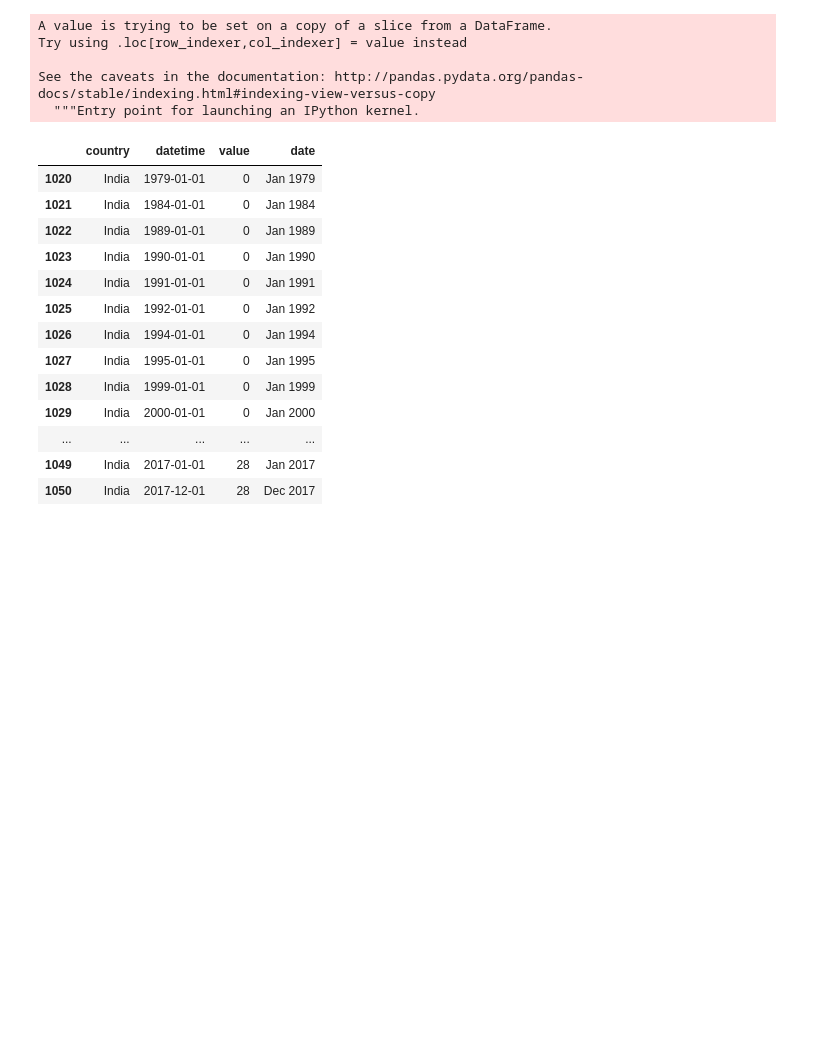
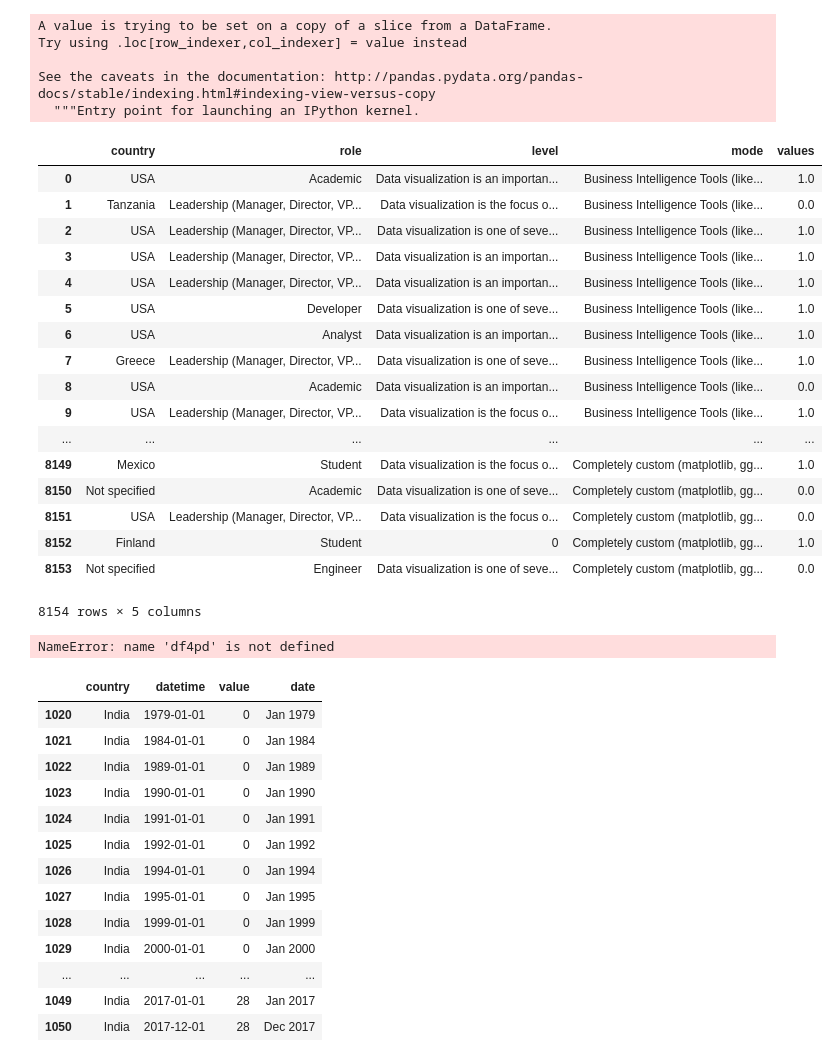
Before and after one commit to dianaow/dianaow.github.io, a Jupyter notebook: DVSchallenge/data/Untitled.ipynb, the cells around one changed output. Drawn from its saved outputs; the diff is of its cells as text; code cells hidden in the pictures; blank space fills up the shorter version.

```diff
--- a/DVSchallenge/data/Untitled.ipynb
+++ b/DVSchallenge/data/Untitled.ipynb
@@ -175,6 +183,8 @@ arr = ['Business Intelligence Tools (like Tableau)', 'Interactive Notebooks', \
         'Hand-crafted with pen & paper or other physical means',\
         'Completely custom (matplotlib, ggplot2, processing, d3, custom code)']
 arr.insert(0,'country')
+arr.insert(0,'role')
+arr.insert(0,'level')
 # %%
 for i,row in test.iterrows():
     if 'Business Intelligence Tools (like Tableau)' in row.values:
@@ -195,8 +205,34 @@ for i,row in test.iterrows():
 # %%
 df2 = pd.concat([df1, test], axis=1)
 df2 = df2[arr].fillna(0)
-df2=pd.melt(df2,id_vars=['country'], var_name='mode', value_name='values')
-df2.to_csv('grouped_modes.csv', index=False)
+df2=pd.melt(df2,id_vars=['country', 'role', 'level'], var_name=['mode'], value_name='values')
+#df2.to_csv('grouped_modes.csv', index=False)
+# %%
+df2
+# %% [output]
+|  | country | role | level | mode | values |
+| 0 | USA | Academic | Data visualization is an importan... | Business Intelligence Tools (like... | 1.0 |
+| 1 | Tanzania | Leadership (Manager, Director, VP... | Data visualization is the focus o... | Business Intelligence Tools (like... | 0.0 |
+| 2 | USA | Leadership (Manager, Director, VP... | Data visualization is one of seve... | Business Intelligence Tools (like... | 1.0 |
+| 3 | USA | Leadership (Manager, Director, VP... | Data visualization is an importan... | Business Intelligence Tools (like... | 1.0 |
+| 4 | USA | Leadership (Manager, Director, VP... | Data visualization is an importan... | Business Intelligence Tools (like... | 1.0 |
+| 5 | USA | Developer | Data visualization is one of seve... | Business Intelligence Tools (like... | 1.0 |
+| 6 | USA | Analyst | Data visualization is an importan... | Business Intelligence Tools (like... | 1.0 |
+| 7 | Greece | Leadership (Manager, Director, VP... | Data visualization is one of seve... | Business Intelligence Tools (like... | 1.0 |
+| 8 | USA | Academic | Data visualization is an importan... | Business Intelligence Tools (like... | 0.0 |
+| 9 | USA | Leadership (Manager, Director, VP... | Data visualization is the focus o... | Business Intelligence Tools (like... | 1.0 |
+| ... | ... | ... | ... | ... | ... |
+| 8149 | Mexico | Student | Data visualization is the focus o... | Completely custom (matplotlib, gg... | 1.0 |
+| 8150 | Not specified | Academic | Data visualization is one of seve... | Completely custom (matplotlib, gg... | 0.0 |
+| 8151 | USA | Leadership (Manager, Director, VP... | Data visualization is the focus o... | Completely custom (matplotlib, gg... | 0.0 |
+| 8152 | Finland | Student | 0 | Completely custom (matplotlib, gg... | 1.0 |
+| 8153 | Not specified | Engineer | Data visualization is one of seve... | Completely custom (matplotlib, gg... | 0.0 |
+8154 rows × 5 columns
+# %%
+df4pd.DataFrame(df.groupby(['role', 'level'])['index'].count()).reset_index()
+df4.to_csv('grouped_modes.csv', index=False)
+# %% [output]
+NameError: name 'df4pd' is not defined
 # %%
 df['years'] = df['years'].replace(0.1, 0)
 df['years'] = df['years'].replace(0.166, 0)
```
Also changed, not shown: parts of 5 cells of this notebook, 7 other files.
